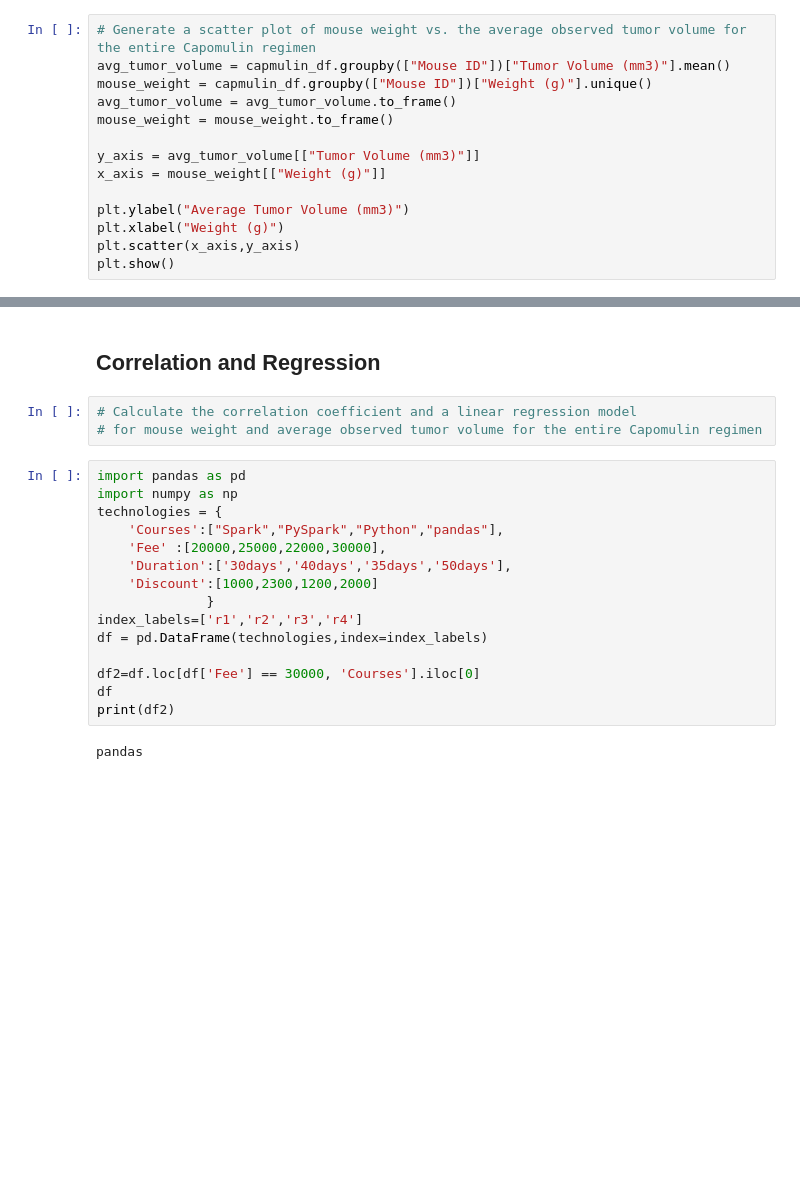
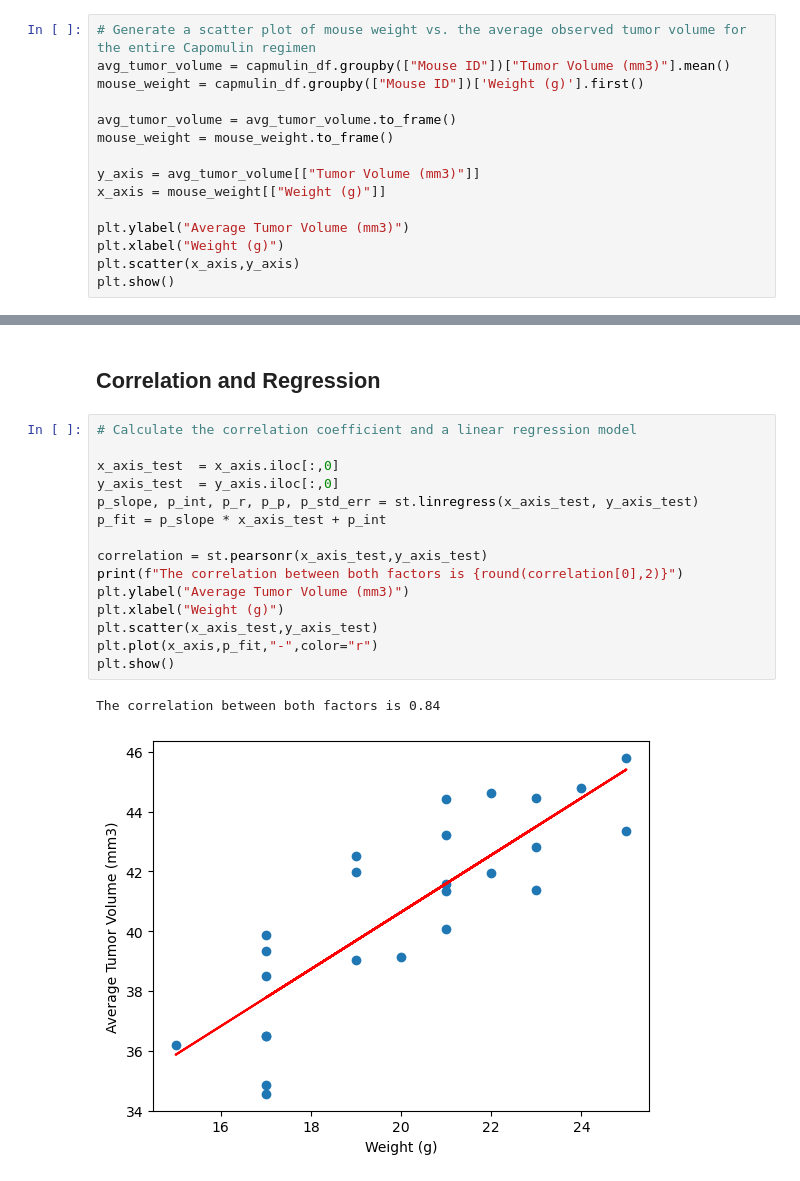
Before and after one commit to benrich322/matplotlib-challenge, a Jupyter notebook: Pymaceuticals/pymaceuticals_final.ipynb, the cells around one changed output, grey strips where cells are left out. Saved outputs shown, nothing was run; the diff lists cells and outputs as text; blank space fills up the shorter version.

Commit message:
add correlation and regression

```diff
--- a/Pymaceuticals/pymaceuticals_final.ipynb
+++ b/Pymaceuticals/pymaceuticals_final.ipynb
@@ -278,7 +278,8 @@ plt.show()
 # %%
 # Generate a scatter plot of mouse weight vs. the average observed tumor volume for the entire Capomulin regimen
 avg_tumor_volume = capmulin_df.groupby(["Mouse ID"])["Tumor Volume (mm3)"].mean()
-mouse_weight = capmulin_df.groupby(["Mouse ID"])["Weight (g)"].unique()
+mouse_weight = capmulin_df.groupby(["Mouse ID"])['Weight (g)'].first()
+
 avg_tumor_volume = avg_tumor_volume.to_frame()
 mouse_weight = mouse_weight.to_frame()
 
@@ -293,23 +294,21 @@ plt.show()
 [figure]
 # %% [markdown]
 ## Correlation and Regression
-# %%
-# Calculate the correlation coefficient and a linear regression model
-# for mouse weight and average observed tumor volume for the entire Capomulin regimen
-# %%
-import pandas as pd
-import numpy as np
-technologies = {
-    'Courses':["Spark","PySpark","Python","pandas"],
-    'Fee' :[20000,25000,22000,30000],
-    'Duration':['30days','40days','35days','50days'],
-    'Discount':[1000,2300,1200,2000]
-              }
-index_labels=['r1','r2','r3','r4']
-df = pd.DataFrame(technologies,index=index_labels)
-
-df2=df.loc[df['Fee'] == 30000, 'Courses'].iloc[0]
-df
-print(df2)
-# %% [output]
-pandas
+# %%
+# Calculate the correlation coefficient and a linear regression model
+
+x_axis_test  = x_axis.iloc[:,0]
+y_axis_test  = y_axis.iloc[:,0]
+p_slope, p_int, p_r, p_p, p_std_err = st.linregress(x_axis_test, y_axis_test)
+p_fit = p_slope * x_axis_test + p_int
+
+correlation = st.pearsonr(x_axis_test,y_axis_test)
+print(f"The correlation between both factors is {round(correlation[0],2)}")
+plt.ylabel("Average Tumor Volume (mm3)")
+plt.xlabel("Weight (g)")
+plt.scatter(x_axis_test,y_axis_test)
+plt.plot(x_axis,p_fit,"-",color="r")
+plt.show()
+# %% [output]
+The correlation between both factors is 0.84
+[figure, added]
```
Also changed, not shown: parts of 1 cell of this notebook.
